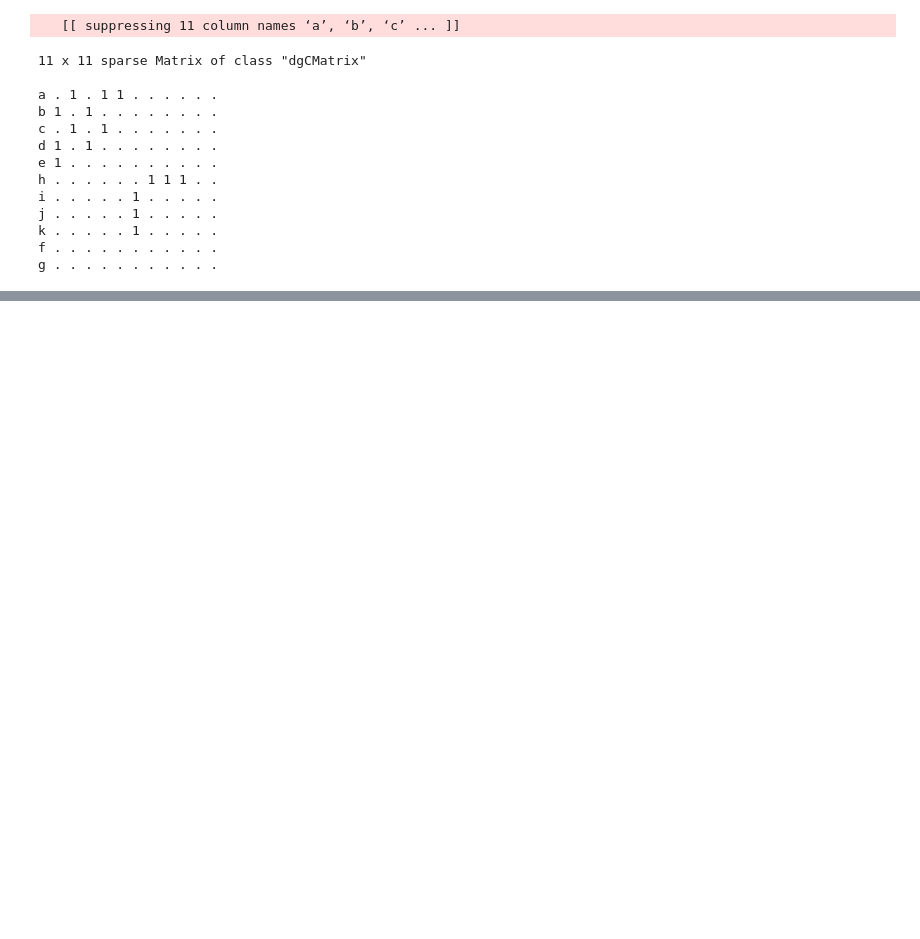
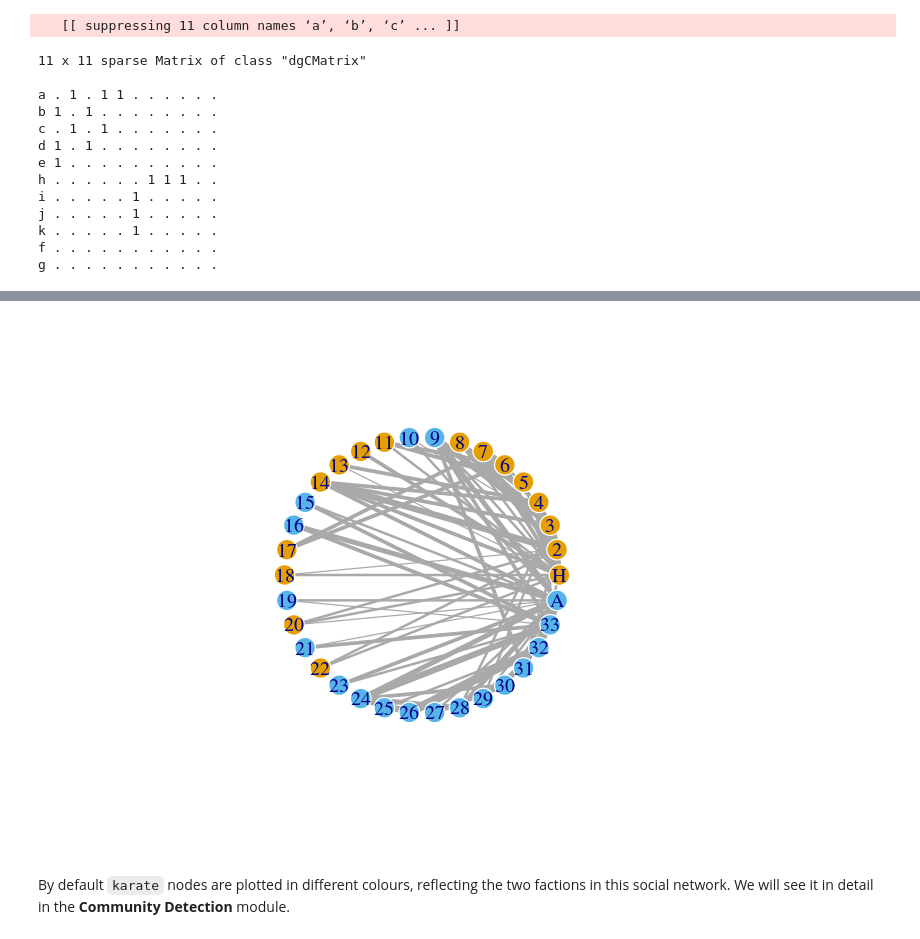
Before and after one commit to gbertagnolli/Networks-LM-Math, a Jupyter notebook: networks-seminar-1.ipynb, the cells around one changed output, grey strips where cells are left out. Drawn from its saved outputs; the diff is of its cells as text; code cells hidden in the pictures; blank space fills up the shorter version.

```diff
--- a/networks-seminar-1.ipynb
+++ b/networks-seminar-1.ipynb
@@ -168,0 +326,6 @@ ggplot(data = data, aes(x = node, y = deg)) +
+# %%
+plot(karate, layout = layout_in_circle, edge.width = E(karate)$weight)
+# %% [output]
+[figure, added]
+# %% [markdown]
+By default `karate` nodes are plotted in different colours, reflecting the two factions in this social network. We will see it in detail in the **Community Detection** module.
```
Also changed, not shown: parts of 35 cells of this notebook.
